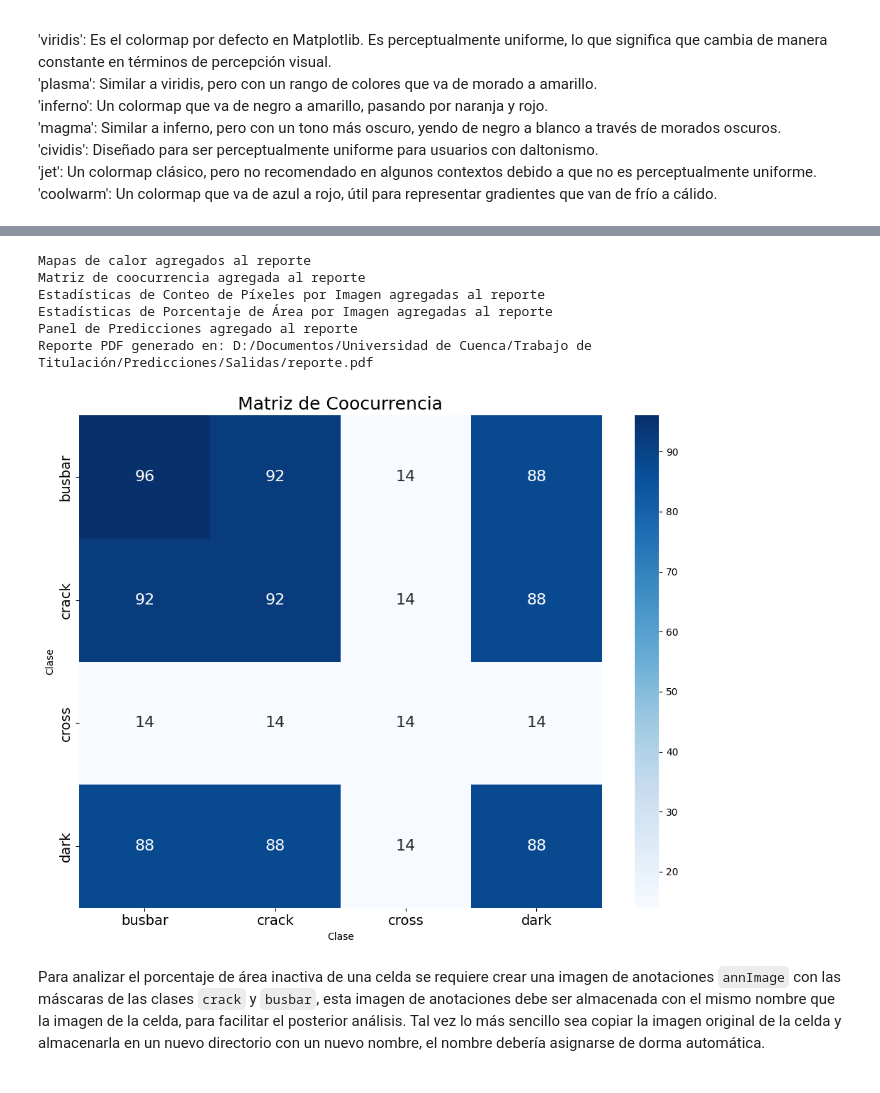
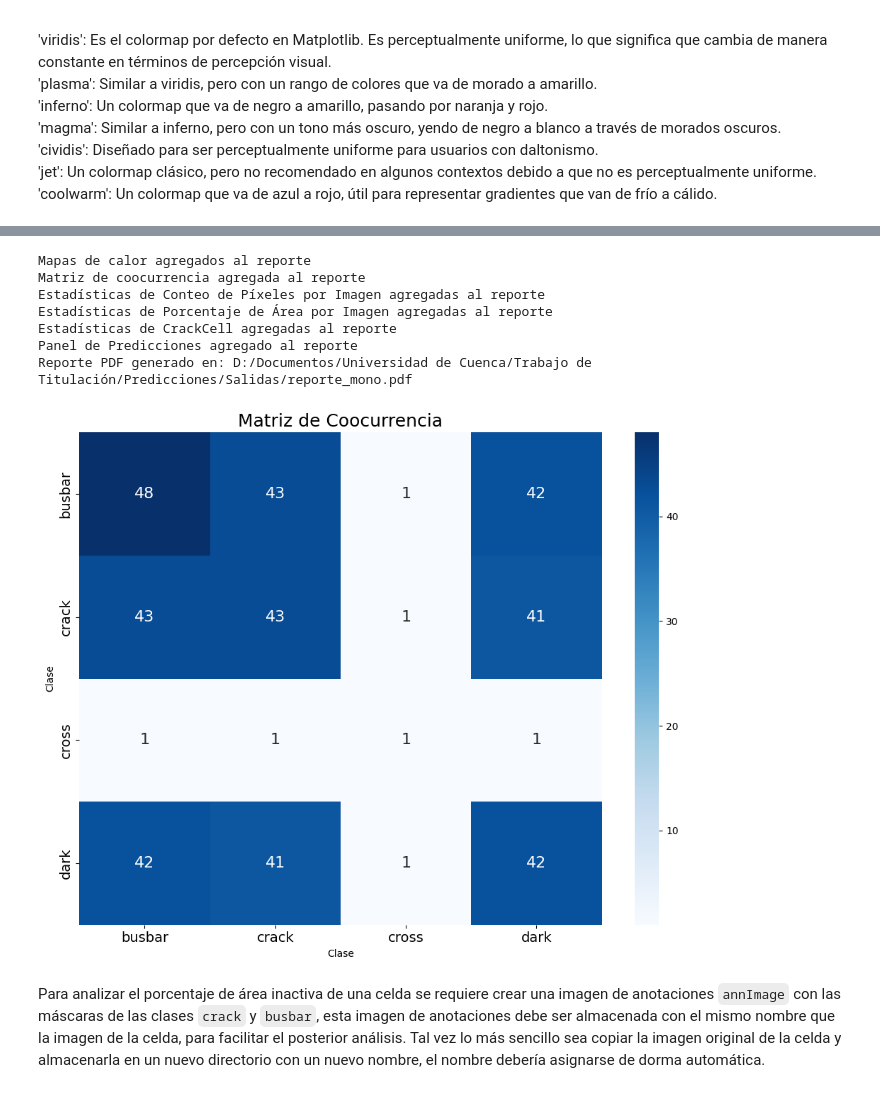
Before and after one commit to Franklingo13/PVDefectDetect, a Jupyter notebook: TestsPV-vision/EvaluacionModelo.ipynb, the cells around one changed output, grey strips where cells are left out. Cells and saved outputs as stored; diff of their text form; code cells hidden in the pictures.

```diff
--- a/TestsPV-vision/EvaluacionModelo.ipynb
+++ b/TestsPV-vision/EvaluacionModelo.ipynb
@@ -227,9 +229,10 @@ def evaluate_predictions(pred_masks, true_masks):
 # %%
 
 # Carpeta de imágenes
-val_imgs_path = 'D:/Documentos/Universidad de Cuenca/Trabajo de Titulación/DatasetFinal/resize/img'
+#val_imgs_path = 'D:/Documentos/Universidad de Cuenca/Trabajo de Titulación/DatasetFinal/resize/img'
+val_imgs_path = 'D:/Documentos/Universidad de Cuenca/Trabajo de Titulación/Datasets_EL/CeldasIndividuales/Mono2_V40_I5_t28'
 #val_imgs_path = 'D:/Documentos/PV_Vision/crack_segmentation/crack_segmentation/val/img'
-#D:\Documentos\Universidad de Cuenca\Trabajo de Titulación\FullDataset\SuperMerge\img
+#D:\Documentos\Universidad de Cuenca\Trabajo de Titulación\Datasets_EL\CeldasIndividuales\Mono2_V40_I5_t28
 
 # Carpeta de anotaciones
 #val_annotations_path = 'D:/Documentos/Universidad de Cuenca/Trabajo de Titulación/CellAnotation_no_humanMasks/dataset_cells/annotations'
@@ -791,7 +874,7 @@ from reportlab.lib.styles import getSampleStyleSheet
 
 # Ruta donde se guardará el reporte
 reporte_path = 'D:/Documentos/Universidad de Cuenca/Trabajo de Titulación/Predicciones/Salidas'
-reporte_pdf = f'{reporte_path}/reporte.pdf'
+reporte_pdf = f'{reporte_path}/reporte_mono.pdf'
 
 # Funciones para guardar las visualizaciones como imágenes
 def save_heatmap_images():
@@ -839,11 +922,11 @@ def generate_pdf_report():
     # Agregar los mapas de calor al PDF
     elements.append(Paragraph("Mapas de Calor", styles['Heading1']))
     elements.append(Paragraph("Mapa de Calor de Barras Colectoras", styles['Heading3']))
-    elements.append(Image(f'{reporte_path}/heatmap_busbar.png', width=400, height=300))
+    elements.append(Image(f'{reporte_path}/heatmap_busbar.png', width=200, height=200))
     elements.append(Paragraph("Mapa de Calor de Grietas", styles['Heading3']))
-    elements.append(Image(f'{reporte_path}/heatmap_crack.png', width=400, height=300))
-    elements.append(Paragraph("Mapa de Calor de Zonas Desconectadas", styles['Heading3']))
-    elements.append(Image(f'{reporte_path}/heatmap_dark.png', width=400, height=300))
+    elements.append(Image(f'{reporte_path}/heatmap_crack.png', width=200, height=200))
+    elements.append(Paragraph("Mapa de Calor de Zonas Oscuras", styles['Heading3']))
+    elements.append(Image(f'{reporte_path}/heatmap_dark.png', width=200, height=200))
     print(f"Mapas de calor agregados al reporte")
 
     # Agregar la matriz de coocurrencia al PDF
@@ -855,36 +938,47 @@ def generate_pdf_report():
     elements.append(Paragraph("Estadísticas de Conteo de Píxeles por Imagen", styles['Heading2']))
     # Agregar un párrafo con la descripción de las estadísticas
     elements.append(Paragraph("Las siguientes tablas muestran el conteo de píxeles por imagen para cada clase.", styles['Normal']))
+    elements.append(Spacer(1, 12))
     elements.append(create_table(image_statistics))
     print(f"Estadísticas de Conteo de Píxeles por Imagen agregadas al reporte")
 
     # Añadir estadísticas de porcentaje de área por imagen
     elements.append(Paragraph("Estadísticas de Porcentaje de Área por Imagen", styles['Heading2']))
     # Agregar un párrafo con la descripción de las estadísticas
     elements.append(Paragraph("Las siguientes tablas muestran el porcentaje de área cubierta por cada clase en cada imagen.", styles['Normal']))
+    elements.append(Spacer(1, 12))
     elements.append(create_table(area_statistics))
     print(f"Estadísticas de Porcentaje de Área por Imagen agregadas al reporte")
+
+    # Añadir estadísticas de CrackCell
+    elements.append(Paragraph("Estadísticas de CrackCell", styles['Heading2']))
+    # Agregar un párrafo con la descripción de las estadísticas
+    elements.append(Paragraph("Las siguientes tablas muestran las estadísticas extraídas por CrackCell para cada imagen.", styles['Normal']))
+    elements.append(Spacer(1, 12))
+    elements.append(create_table(crackcell_stats))
+    print(f"Estadísticas de CrackCell agregadas al reporte")
 
     # Añadir la imagen del panel completo con las predicciones
     #page_width, page_height = letter
     elements.append(Paragraph("Panel de Predicciones", styles['Heading1']))
     elements.append(Paragraph("El panel completo muestra las imágenes originales con las predicciones superpuestas.", styles['Normal']))
-    elements.append(Image(f'{reporte_path}/panel_predictions.png', width=500, height=630))
+    elements.append(Image(f'{reporte_path}/panel_predictions_mono.png', width=500, height=630))
     print(f"Panel de Predicciones agregado al reporte")
 
     pdf.build(elements)
 
 
 # Generar el reporte en PDF
 generate_pdf_report()
 print(f"Reporte PDF generado en: {reporte_pdf}")
 # %% [output]
 Mapas de calor agregados al reporte
 Matriz de coocurrencia agregada al reporte
 Estadísticas de Conteo de Píxeles por Imagen agregadas al reporte
 Estadísticas de Porcentaje de Área por Imagen agregadas al reporte
+Estadísticas de CrackCell agregadas al reporte
 Panel de Predicciones agregado al reporte
-Reporte PDF generado en: D:/Documentos/Universidad de Cuenca/Trabajo de Titulación/Predicciones/Salidas/reporte.pdf
+Reporte PDF generado en: D:/Documentos/Universidad de Cuenca/Trabajo de Titulación/Predicciones/Salidas/reporte_mono.pdf
-[figure, old version]
+[figure, new version]
 # %% [markdown]
 Para analizar el porcentaje de área inactiva de una celda se requiere crear una imagen de anotaciones `annImage` con las máscaras de las clases `crack` y `busbar`, esta imagen de anotaciones debe ser almacenada  con el mismo nombre que la imagen de la celda, para facilitar el posterior análisis. Tal vez lo más sencillo sea copiar la imagen original de la celda y almacenarla en un nuevo directorio con un nuevo nombre, el nombre debería asignarse de dorma automática.
```
Also changed, not shown: parts of 17 cells of this notebook.
